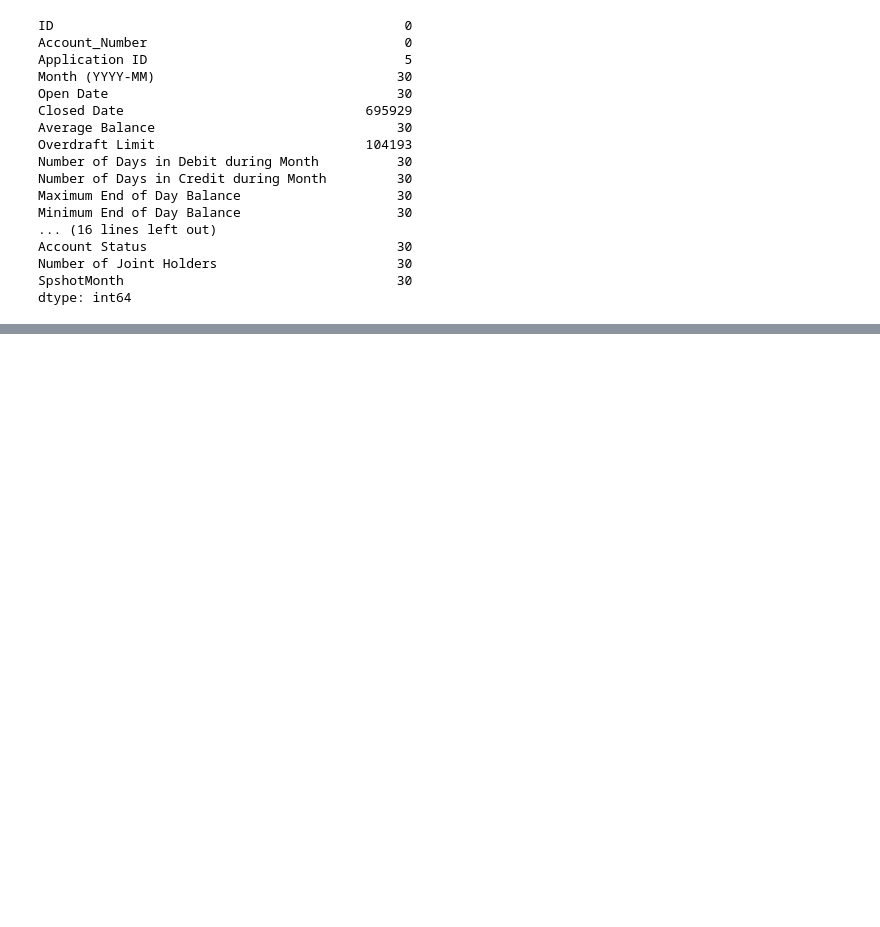
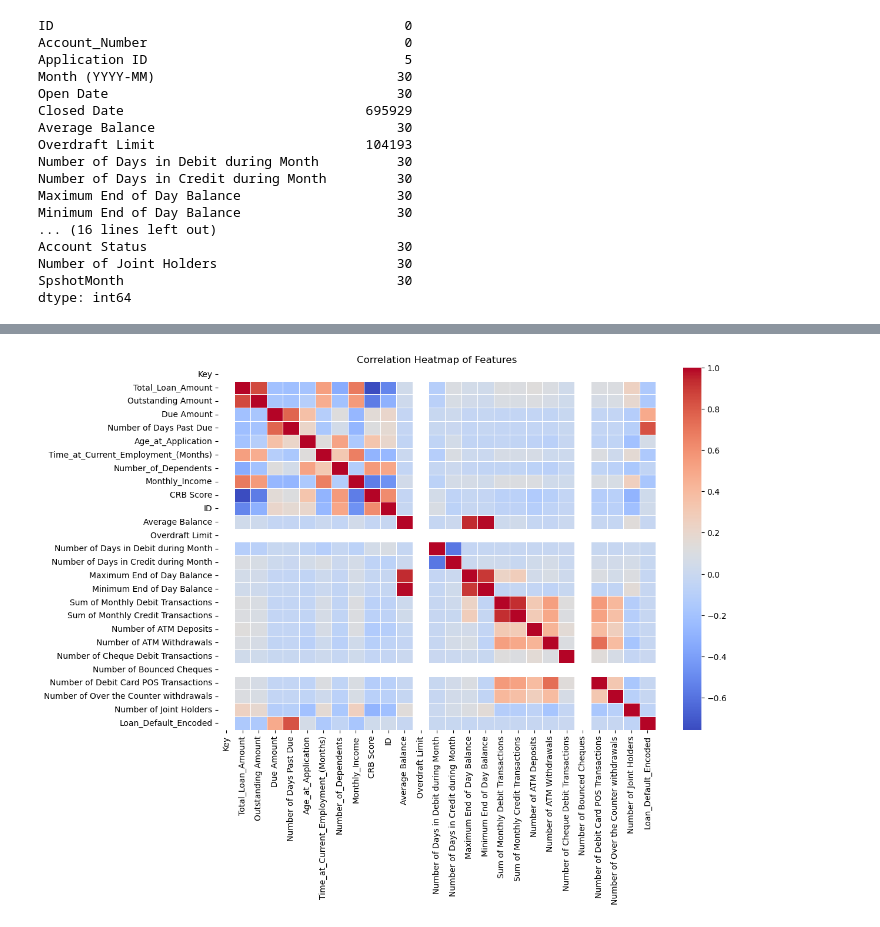
Before and after one commit to Cheptoi-Millicent/DSF-PT08P5-GROUP6-CAPSTONE-PROJECT, a Jupyter notebook: Carol's Notebook.ipynb, the cells around one changed output, grey strips where cells are left out. Cells and saved outputs as stored; diff of their text form; code cells hidden in the pictures; blank space fills up the shorter version.

```diff
--- a/Carol's Notebook.ipynb
+++ b/Carol's Notebook.ipynb
@@ -304,0 +538,6 @@ dtype: int64
+# %%
+# Convert date columns to datetime format
+date_columns = ["Application_Date", "Contract_Start_Date", "Expected_Contract_End_Date", "Actual_Contract_End_Date"]
+for col in date_columns:
+    if col in df.columns:
+        final_merged_df_100k[col] = pd.to_datetime(final_merged_df_100k[col], errors='coerce')
@@ -304,0 +567,4 @@ dtype: int64
+# %%
+#convert loan default status into a float
+final_merged_df_100k["Loan_Default_Encoded"] = final_merged_df_100k["Loan_Default_Status"].map({"Default": 1, "Non-Default": 0}).astype(float)
+print(final_merged_df_100k.columns)
@@ -304,0 +610,15 @@ dtype: int64
+# %%
+# Select only numeric columns for correlation
+numeric_df = final_merged_df_100k.select_dtypes(include=[np.number])
+
+# Compute correlation of numeric features
+correlation_matrix = numeric_df.corr()
+
+# Extract correlation of numerical features with Loan Default
+loan_default_corr = correlation_matrix.get("Loan_Default_Encoded", None)
+
+if loan_default_corr is not None:
+    loan_default_corr = loan_default_corr.drop("Loan_Default_Encoded").sort_values(ascending=False)
+    print("Top Features Correlated with Loan Default:\n", loan_default_corr)
+else:
+    print("Loan_Default_Encoded column not found in correlation matrix.")
@@ -304,0 +645,14 @@ dtype: int64
+# %%
+# Set figure size
+plt.figure(figsize=(12, 8))
+
+# Create heatmap
+sns.heatmap(correlation_matrix, cmap="coolwarm", annot=False, linewidths=0.5)
+
+# Title
+plt.title("Correlation Heatmap of Features")
+
+# Show plot
+plt.show()
+# %% [output]
+[figure, added]
```
Also changed, not shown: parts of 50 cells of this notebook.
